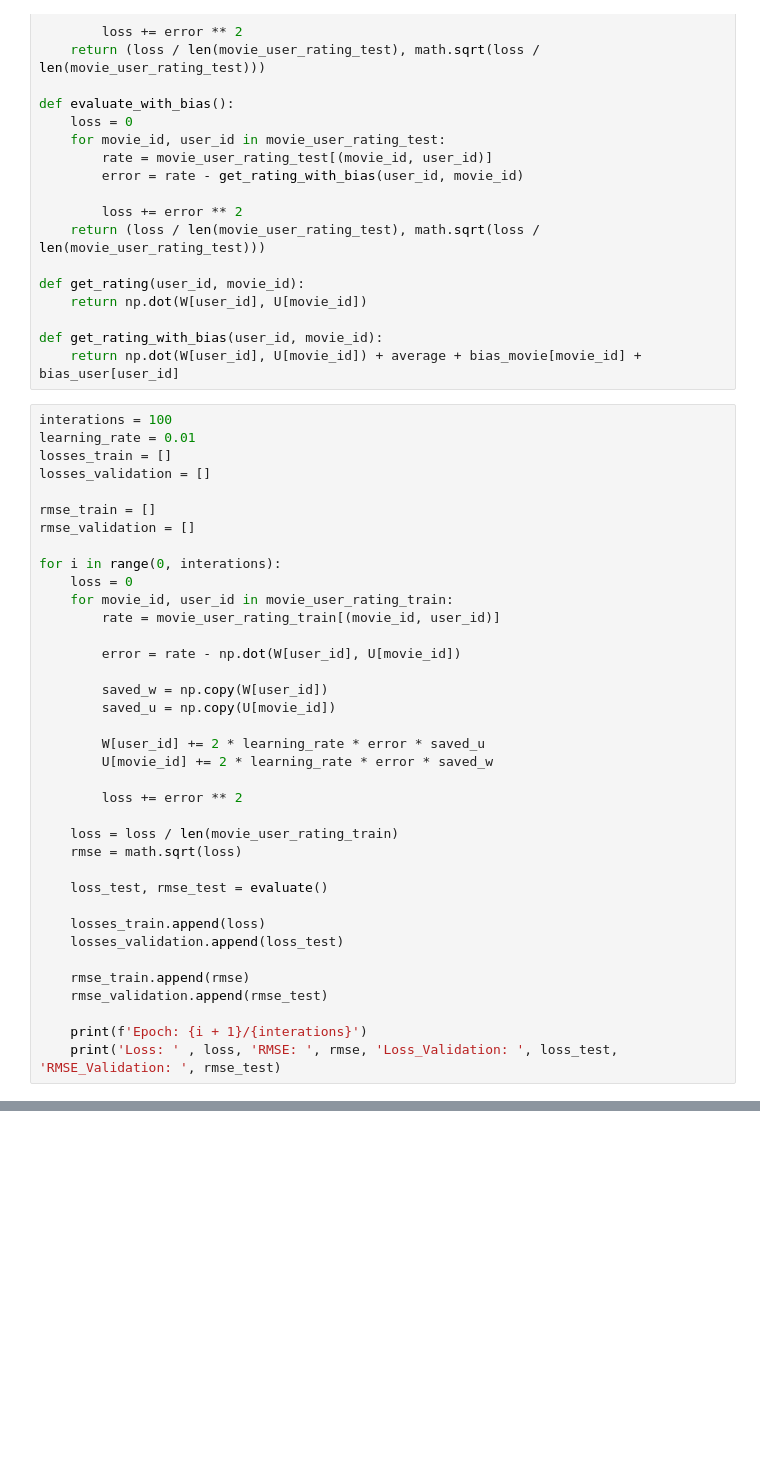
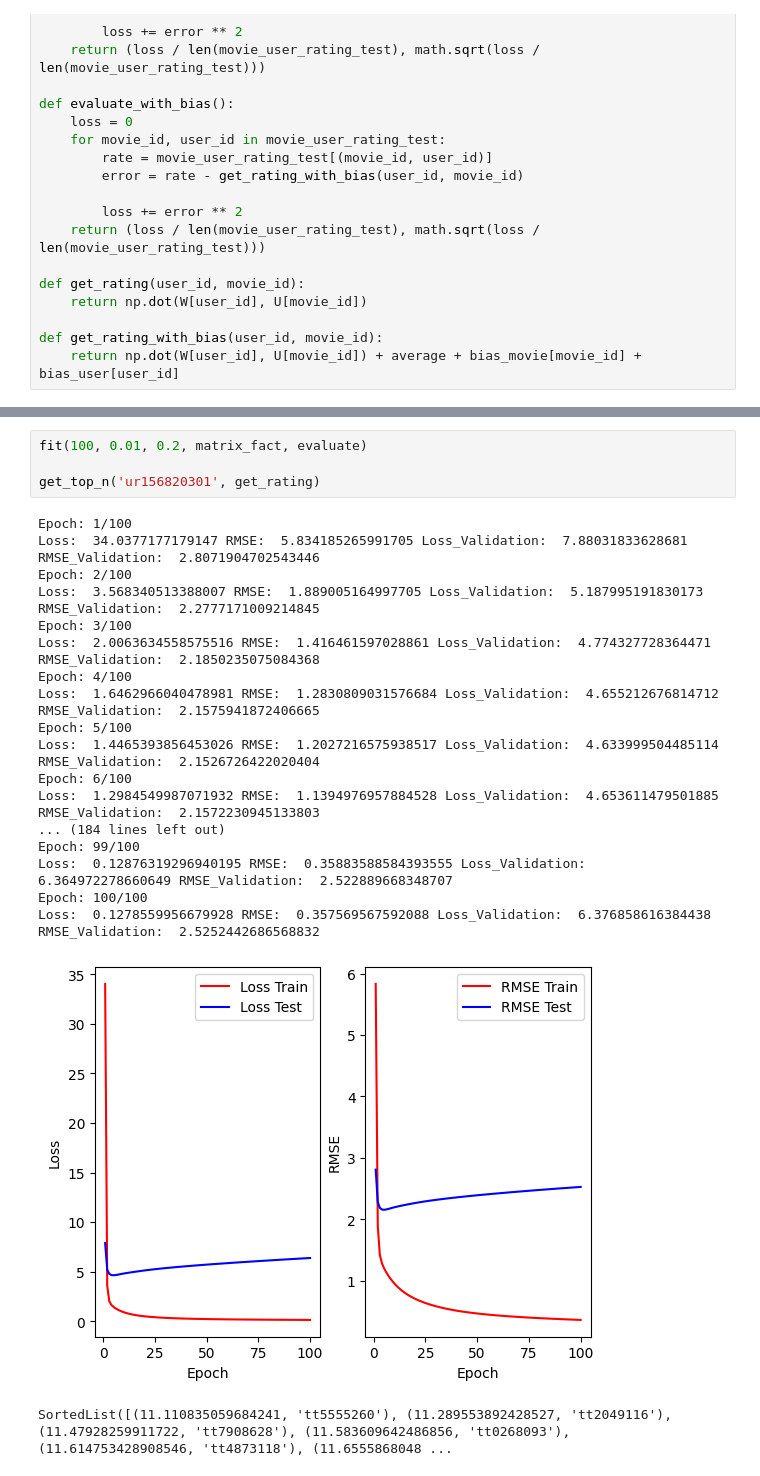
Before and after one commit to LeRon1605/movie-recommender-system, a Jupyter notebook: matrix-factorization/process.ipynb, the cells around one changed output, grey strips where cells are left out. Drawn from its saved outputs; the diff is of its cells as text; blank space fills up the shorter version.

Commit message:
feat: add app and refactor matrix factorization

```diff
--- a/matrix-factorization/process.ipynb
+++ b/matrix-factorization/process.ipynb
@@ -112,40 +107,3 @@ def get_rating(user_id, movie_id):
 
 def get_rating_with_bias(user_id, movie_id):
     return np.dot(W[user_id], U[movie_id]) + average + bias_movie[movie_id] + bias_user[user_id]
-# %%
-interations = 100
-learning_rate = 0.01
-losses_train = []
-losses_validation = []
-
-rmse_train = []
-rmse_validation = []
-
-for i in range(0, interations):
-    loss = 0
-    for movie_id, user_id in movie_user_rating_train:
-        rate = movie_user_rating_train[(movie_id, user_id)]
-
-        error = rate - np.dot(W[user_id], U[movie_id])
-
-        saved_w = np.copy(W[user_id])
-        saved_u = np.copy(U[movie_id])
-
-        W[user_id] += 2 * learning_rate * error * saved_u
-        U[movie_id] += 2 * learning_rate * error * saved_w
-
-        loss += error ** 2
-
-    loss = loss / len(movie_user_rating_train)
-    rmse = math.sqrt(loss)
-
-    loss_test, rmse_test = evaluate()
-
-    losses_train.append(loss)
-    losses_validation.append(loss_test)
-
-    rmse_train.append(rmse)
-    rmse_validation.append(rmse_test)
-
-    print(f'Epoch: {i + 1}/{interations}')
-    print('Loss: ' , loss, 'RMSE: ', rmse, 'Loss_Validation: ', loss_test, 'RMSE_Validation: ', rmse_test)
@@ -237,0 +210,24 @@ plt.show()
+# %%
+fit(100, 0.01, 0.2, matrix_fact, evaluate)
+
+get_top_n('ur156820301', get_rating)
+# %% [output]
+Epoch: 1/100
+Loss:  34.0377177179147 RMSE:  5.834185265991705 Loss_Validation:  7.88031833628681 RMSE_Validation:  2.8071904702543446
+Epoch: 2/100
+Loss:  3.568340513388007 RMSE:  1.889005164997705 Loss_Validation:  5.187995191830173 RMSE_Validation:  2.2777171009214845
+Epoch: 3/100
+Loss:  2.0063634558575516 RMSE:  1.416461597028861 Loss_Validation:  4.774327728364471 RMSE_Validation:  2.1850235075084368
+Epoch: 4/100
+Loss:  1.6462966040478981 RMSE:  1.2830809031576684 Loss_Validation:  4.655212676814712 RMSE_Validation:  2.1575941872406665
+Epoch: 5/100
+Loss:  1.4465393856453026 RMSE:  1.2027216575938517 Loss_Validation:  4.633999504485114 RMSE_Validation:  2.1526726422020404
+Epoch: 6/100
+Loss:  1.2984549987071932 RMSE:  1.1394976957884528 Loss_Validation:  4.653611479501885 RMSE_Validation:  2.1572230945133803
+... (184 lines left out)
+Epoch: 99/100
+Loss:  0.12876319296940195 RMSE:  0.35883588584393555 Loss_Validation:  6.364972278660649 RMSE_Validation:  2.522889668348707
+Epoch: 100/100
+Loss:  0.1278559956679928 RMSE:  0.357569567592088 Loss_Validation:  6.376858616384438 RMSE_Validation:  2.5252442686568832
+[figure, added]
+SortedList([(11.110835059684241, 'tt5555260'), (11.289553892428527, 'tt2049116'), (11.47928259911722, 'tt7908628'), (11.583609642486856, 'tt0268093'), (11.614753428908546, 'tt4873118'), (11.6555868048 ...
```
Also changed, not shown: parts of 8 cells of this notebook, 8 other files.
